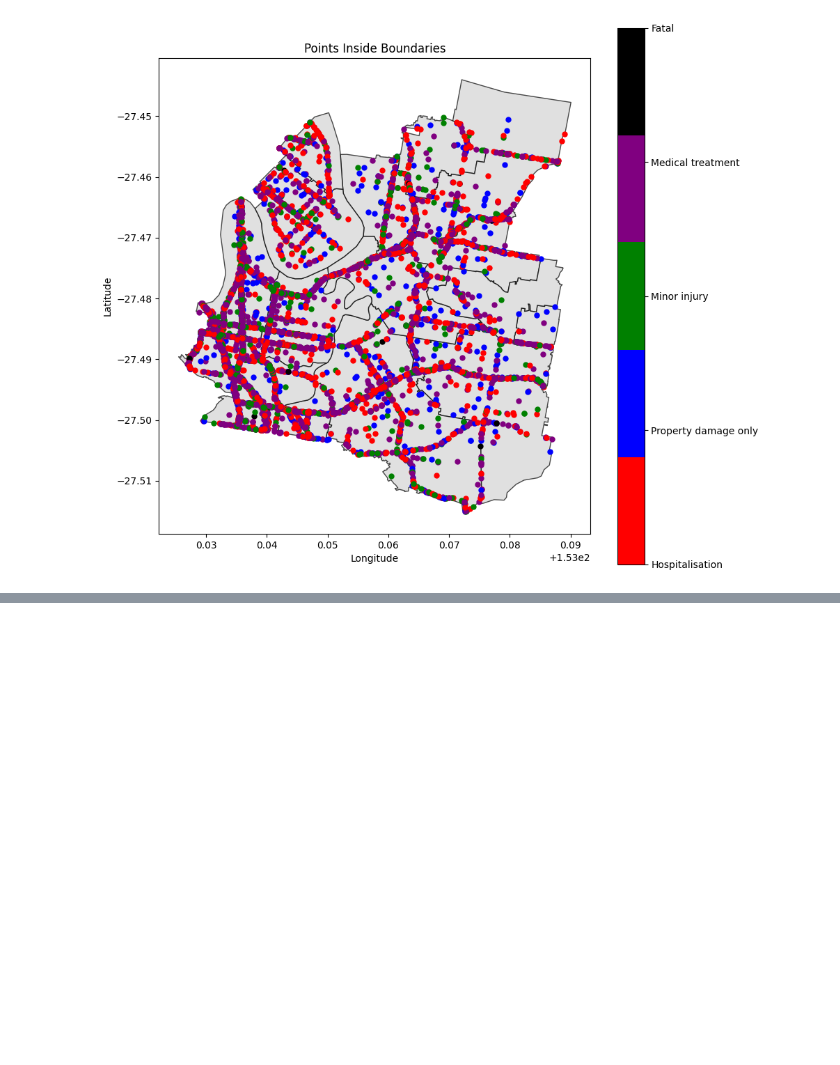
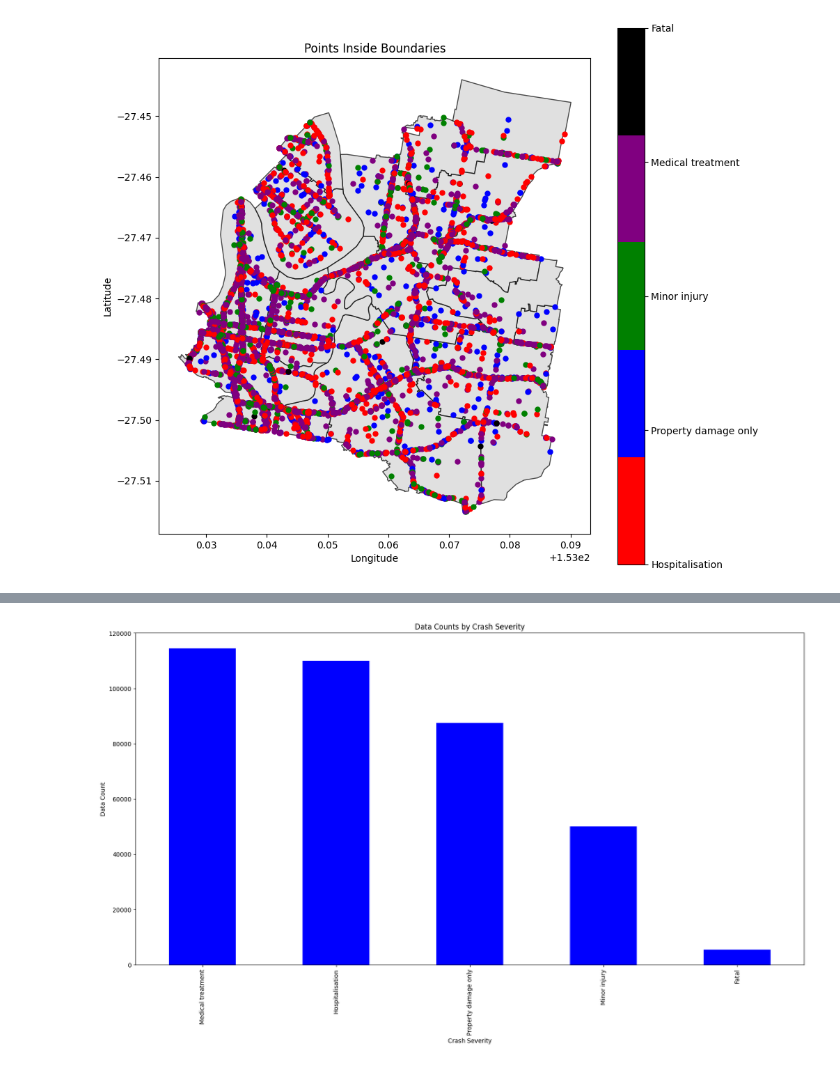
Before and after one commit to thome123/dateproject, a Jupyter notebook: maps.ipynb, the cells around one changed output, grey strips where cells are left out. Cells and saved outputs as stored; diff of their text form; code cells hidden in the pictures; blank space fills up the shorter version.

```diff
--- a/maps.ipynb
+++ b/maps.ipynb
@@ -241,0 +274,24 @@ plt.show()
+# %%
+
+
+# 读取 CSV 文件
+file_path = 'C:\\Users\\oliver\\1161\\dateproject\\crashdate.csv'
+data = pd.read_csv(file_path)
+
+# 要查找的值列表
+severity_values = ['Hospitalisation', 'Property damage only', 'Minor injury', 'Medical treatment', 'Fatal']
+
+# 使用 isin 方法筛选出指定的值
+filtered_data = data[data["Crash_Severity"].isin(severity_values)]
+
+# 计算各个值的数据总数
+severity_counts = filtered_data["Crash_Severity"].value_counts()
+
+# 绘制柱状图
+severity_counts.plot(kind='bar', color='blue')
+plt.title("Data Counts by Crash Severity")
+plt.xlabel("Crash Severity")
+plt.ylabel("Data Count")
+plt.show()
+# %% [output]
+[figure, added]
```
Also changed, not shown: parts of 9 cells of this notebook.
